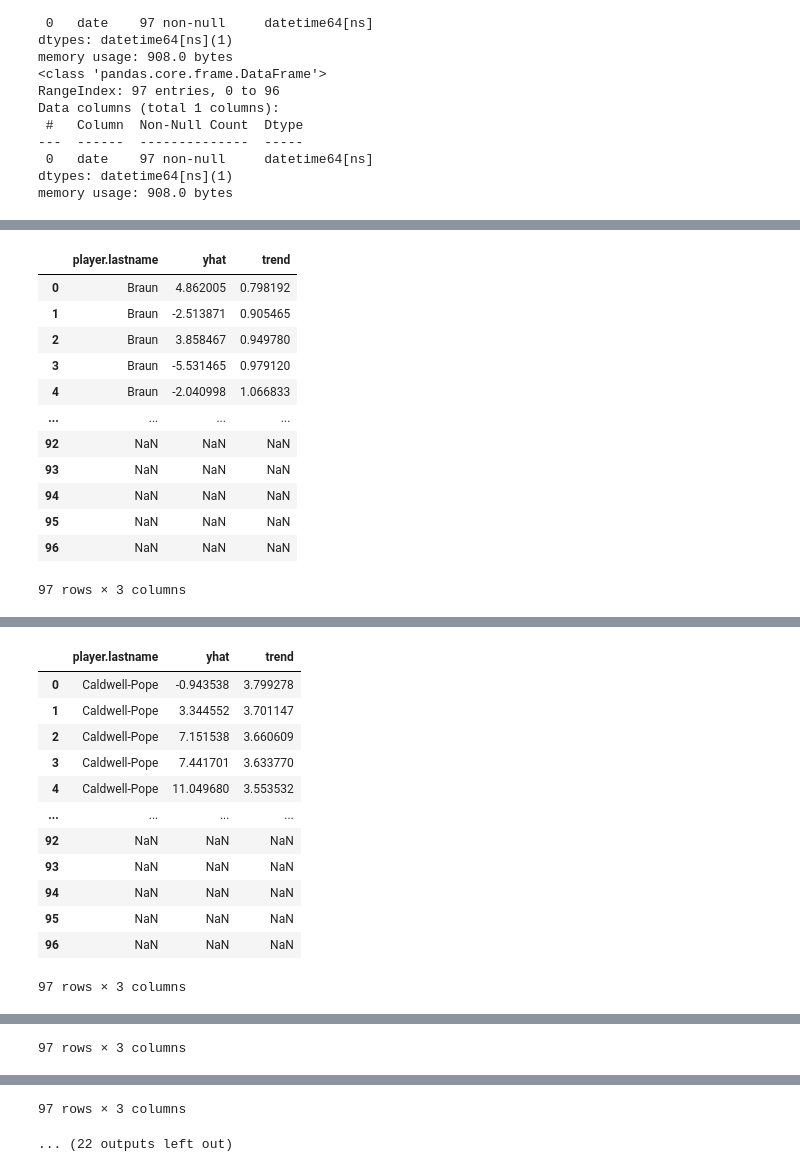
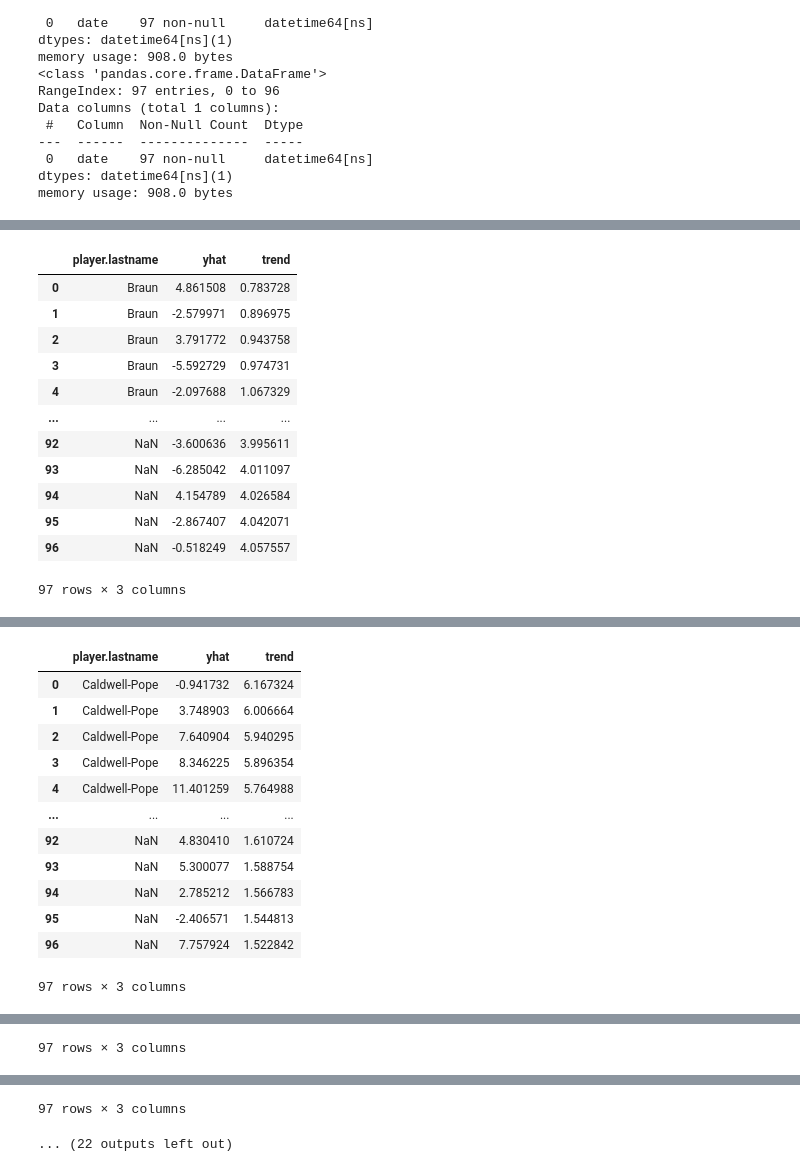
Before and after one commit to knox135/group-project-1, a Jupyter notebook: nuggetsvwolves.ipynb, the cells around one changed output, grey strips where cells are left out. Drawn from its saved outputs; the diff is of its cells as text; code cells hidden in the pictures.

```diff
--- a/nuggetsvwolves.ipynb
+++ b/nuggetsvwolves.ipynb
@@ -111,10 +131,10 @@ kat_df
 # %%
 #nuggets player impact(as determined by plus/minus), and date, renamed to prophet syntax
-braun_impact = braun_df[['date','plusMinus']]
-braun_impact = braun_impact.rename(columns={'date':'ds','plusMinus':'y'})
-braun_model = Prophet()
+#braun_impact = braun_df[['date','plusMinus']]
+#braun_impact = braun_impact.rename(columns={'date':'ds','plusMinus':'y'})
+#braun_model = Prophet()
 braun_model.fit(braun_impact)
-braun_future = braun_model.make_future_dataframe(periods=3, freq='D')
+braun_future = braun_model.make_future_dataframe(periods=7, freq='D')
 braun_forecast = braun_model.predict(braun_future)
 braun_forecast[['yhat','trend']].plot(legend='braun impact trend',title='braun Impact forecast Trend')
 braun_trend = pd.concat([braun_df['player.lastname'], braun_forecast],axis=1)
@@ -124,7 +144,7 @@ pope_impact = pope_df[['date','plusMinus']]
 pope_impact = pope_impact.rename(columns={'date':'ds','plusMinus':'y'})
 pope_model = Prophet()
 pope_model.fit(pope_impact)
-pope_future = pope_model.make_future_dataframe(periods=3, freq='D')
+pope_future = pope_model.make_future_dataframe(periods=7, freq='D')
 pope_forecast = pope_model.predict(pope_future)
 pope_forecast[['yhat','trend']].plot(legend='pope impact trend',title='pope Impact forecast Trend')
 pope_trend = pd.concat([pope_df['player.lastname'], pope_forecast],axis=1)
@@ -134,7 +154,7 @@ gordon_impact = gordon_df[['date','plusMinus']]
 gordon_impact = gordon_impact.rename(columns={'date':'ds','plusMinus':'y'})
 gordon_model = Prophet()
 gordon_model.fit(gordon_impact)
-gordon_future = gordon_model.make_future_dataframe(periods=3, freq='D')
+gordon_future = gordon_model.make_future_dataframe(periods=7, freq='D')
 gordon_forecast = gordon_model.predict(gordon_future)
 gordon_forecast[['yhat','trend']].plot(legend='gordon impact trend',title='gordon Impact forecast Trend')
 gordon_trend = pd.concat([gordon_df['player.lastname'], gordon_forecast],axis=1)
@@ -144,7 +164,7 @@ holiday_impact = holiday_df[['date','plusMinus']]
 holiday_impact = holiday_impact.rename(columns={'date':'ds','plusMinus':'y'})
 holiday_model = Prophet()
 holiday_model.fit(holiday_impact)
-holiday_future = holiday_model.make_future_dataframe(periods=3, freq='D')
+holiday_future = holiday_model.make_future_dataframe(periods=7, freq='D')
 holiday_forecast = holiday_model.predict(holiday_future)
 holiday_forecast[['yhat','trend']].plot(legend='holiday impact trend',title='holiday Impact forecast Trend')
 holiday_trend = pd.concat([holiday_df['player.lastname'], holiday_forecast],axis=1)
@@ -154,7 +174,7 @@ jokic_impact = jokic_df[['date','plusMinus']]
 jokic_impact = jokic_impact.rename(columns={'date':'ds','plusMinus':'y'})
 jokic_model = Prophet()
 jokic_model.fit(jokic_impact)
-jokic_future = jokic_model.make_future_dataframe(periods=3, freq='D')
+jokic_future = jokic_model.make_future_dataframe(periods=7, freq='D')
 jokic_forecast = jokic_model.predict(jokic_future)
 jokic_forecast[['yhat','trend']].plot(legend='jokic impact trend',title='jokic Impact forecast Trend')
 jokic_trend = pd.concat([jokic_df['player.lastname'], jokic_forecast],axis=1)
@@ -164,7 +184,7 @@ murray_impact = murray_df[['date','plusMinus']]
 murray_impact = murray_impact.rename(columns={'date':'ds','plusMinus':'y'})
 murray_model = Prophet()
 murray_model.fit(murray_impact)
-murray_future = murray_model.make_future_dataframe(periods=3, freq='D')
+murray_future = murray_model.make_future_dataframe(periods=7, freq='D')
 murray_forecast = murray_model.predict(murray_future)
 murray_forecast[['yhat','trend']].plot(legend='murray impact trend',title='murray Impact forecast Trend')
 murray_trend = pd.concat([murray_df['player.lastname'], murray_forecast],axis=1)
@@ -174,7 +194,7 @@ porterjr_impact = porterjr_df[['date','plusMinus']]
 porterjr_impact = porterjr_impact.rename(columns={'date':'ds','plusMinus':'y'})
 porterjr_model = Prophet()
 porterjr_model.fit(porterjr_impact)
-porterjr_future = porterjr_model.make_future_dataframe(periods=3, freq='D')
+porterjr_future = porterjr_model.make_future_dataframe(periods=7, freq='D')
 porterjr_forecast = porterjr_model.predict(porterjr_future)
 porterjr_forecast[['yhat','trend']].plot(legend='porterjr impact trend',title='porterjr Impact forecast Trend')
 porterjr_trend = pd.concat([porterjr_df['player.lastname'], porterjr_forecast],axis=1)
@@ -184,7 +204,7 @@ watson_impact = watson_df[['date','plusMinus']]
 watson_impact = watson_impact.rename(columns={'date':'ds','plusMinus':'y'})
 watson_model = Prophet()
 watson_model.fit(watson_impact)
-watson_future = watson_model.make_future_dataframe(periods=3, freq='D')
+watson_future = watson_model.make_future_dataframe(periods=7, freq='D')
 watson_forecast = watson_model.predict(watson_future)
 watson_forecast[['yhat','trend']].plot(legend='watson impact trend',title='watson Impact forecast Trend')
 watson_trend = pd.concat([watson_df['player.lastname'], watson_forecast],axis=1)
@@ -196,13 +216,13 @@ display(watson_trend)
 |  | player.lastname | yhat | trend |
-| 0 | Braun | 4.862005 | 0.798192 |
-| 1 | Braun | -2.513871 | 0.905465 |
-| 2 | Braun | 3.858467 | 0.949780 |
-| 3 | Braun | -5.531465 | 0.979120 |
-| 4 | Braun | -2.040998 | 1.066833 |
+| 0 | Braun | 4.861508 | 0.783728 |
+| 1 | Braun | -2.579971 | 0.896975 |
+| 2 | Braun | 3.791772 | 0.943758 |
+| 3 | Braun | -5.592729 | 0.974731 |
+| 4 | Braun | -2.097688 | 1.067329 |
 | ... | ... | ... | ... |
-| 92 | NaN | NaN | NaN |
-| 93 | NaN | NaN | NaN |
-| 94 | NaN | NaN | NaN |
-| 95 | NaN | NaN | NaN |
-| 96 | NaN | NaN | NaN |
+| 92 | NaN | -3.600636 | 3.995611 |
+| 93 | NaN | -6.285042 | 4.011097 |
+| 94 | NaN | 4.154789 | 4.026584 |
+| 95 | NaN | -2.867407 | 4.042071 |
+| 96 | NaN | -0.518249 | 4.057557 |
 97 rows × 3 columns
@@ -211,13 +231,13 @@ display(watson_trend)
 |  | player.lastname | yhat | trend |
-| 0 | Caldwell-Pope | -0.943538 | 3.799278 |
-| 1 | Caldwell-Pope | 3.344552 | 3.701147 |
-| 2 | Caldwell-Pope | 7.151538 | 3.660609 |
-| 3 | Caldwell-Pope | 7.441701 | 3.633770 |
-| 4 | Caldwell-Pope | 11.049680 | 3.553532 |
+| 0 | Caldwell-Pope | -0.941732 | 6.167324 |
+| 1 | Caldwell-Pope | 3.748903 | 6.006664 |
+| 2 | Caldwell-Pope | 7.640904 | 5.940295 |
+| 3 | Caldwell-Pope | 8.346225 | 5.896354 |
+| 4 | Caldwell-Pope | 11.401259 | 5.764988 |
 | ... | ... | ... | ... |
-| 92 | NaN | NaN | NaN |
-| 93 | NaN | NaN | NaN |
-| 94 | NaN | NaN | NaN |
-| 95 | NaN | NaN | NaN |
-| 96 | NaN | NaN | NaN |
+| 92 | NaN | 4.830410 | 1.610724 |
+| 93 | NaN | 5.300077 | 1.588754 |
+| 94 | NaN | 2.785212 | 1.566783 |
+| 95 | NaN | -2.406571 | 1.544813 |
+| 96 | NaN | 7.757924 | 1.522842 |
 97 rows × 3 columns
```
Also changed, not shown: parts of 16 cells of this notebook.
